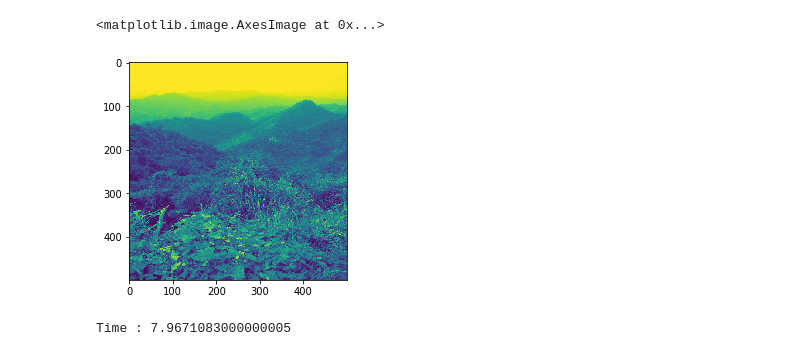
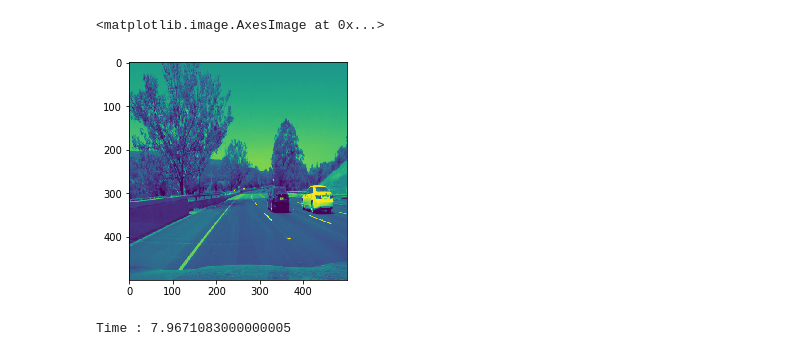
Before and after one commit to Defcon27/Image-Search-using-Parallel-Computing, a Jupyter notebook: Filters.ipynb, the cells around one changed output. Saved outputs shown, nothing was run; the diff lists cells and outputs as text; code cells hidden in the pictures.

```diff
--- a/Filters.ipynb
+++ b/Filters.ipynb
@@ -5,14 +5,14 @@ import numpy as np
 import matplotlib.pyplot as plt
 import time
 # %%
-image = cv2.imread("Image_Database/100001.jpg")
+image = cv2.imread("Image_Database/road.jpg")
 image = cv2.cvtColor(image,cv2.COLOR_BGR2GRAY)
 image = image = cv2.resize(image, (500,500))
 
 plt.imshow(image)
 # %% [output]
 <matplotlib.image.AxesImage at 0x...>
-[figure, old version]
+[figure, new version]
 # %%
 kernel_y = np.array([[-1,-2, -1],
                    [ 0, 0, 0],
```
Also changed, not shown: parts of 1 cell of this notebook, 1 other file.
